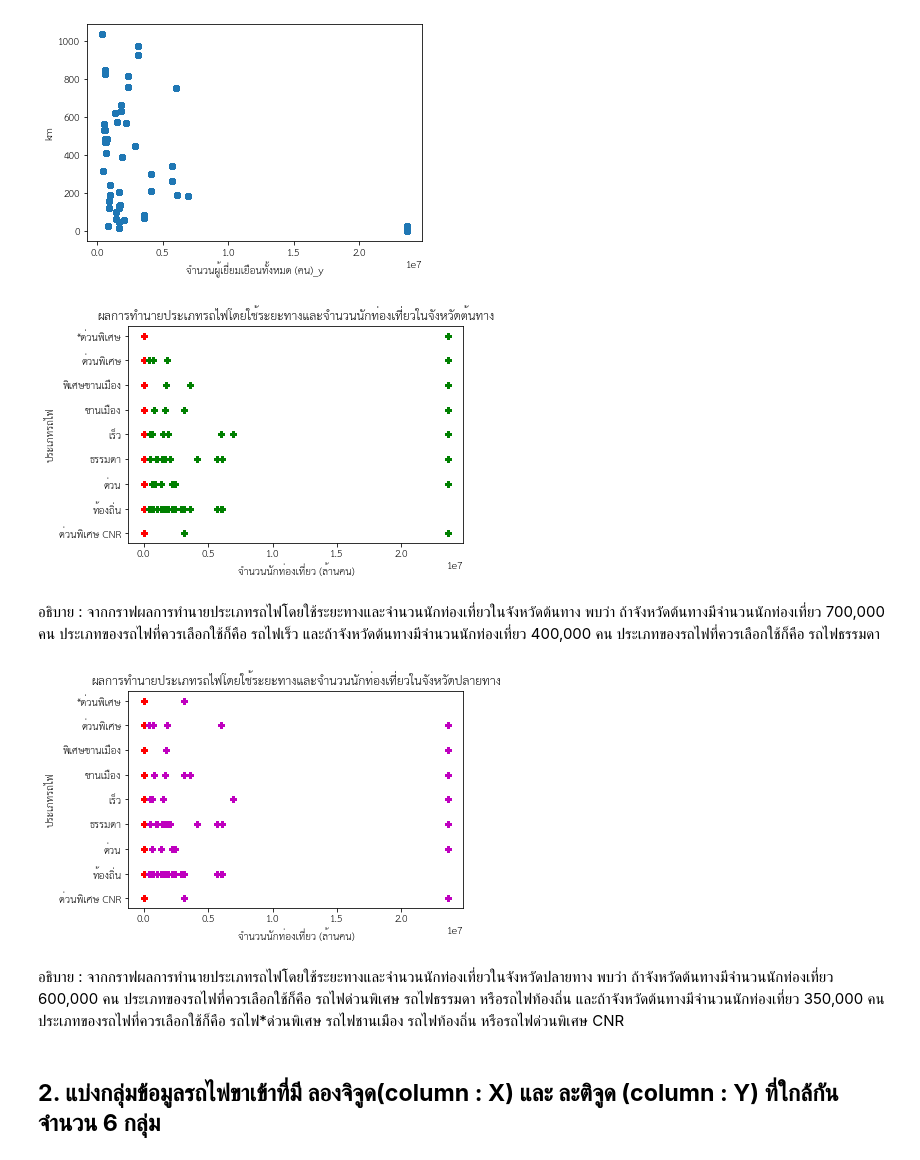
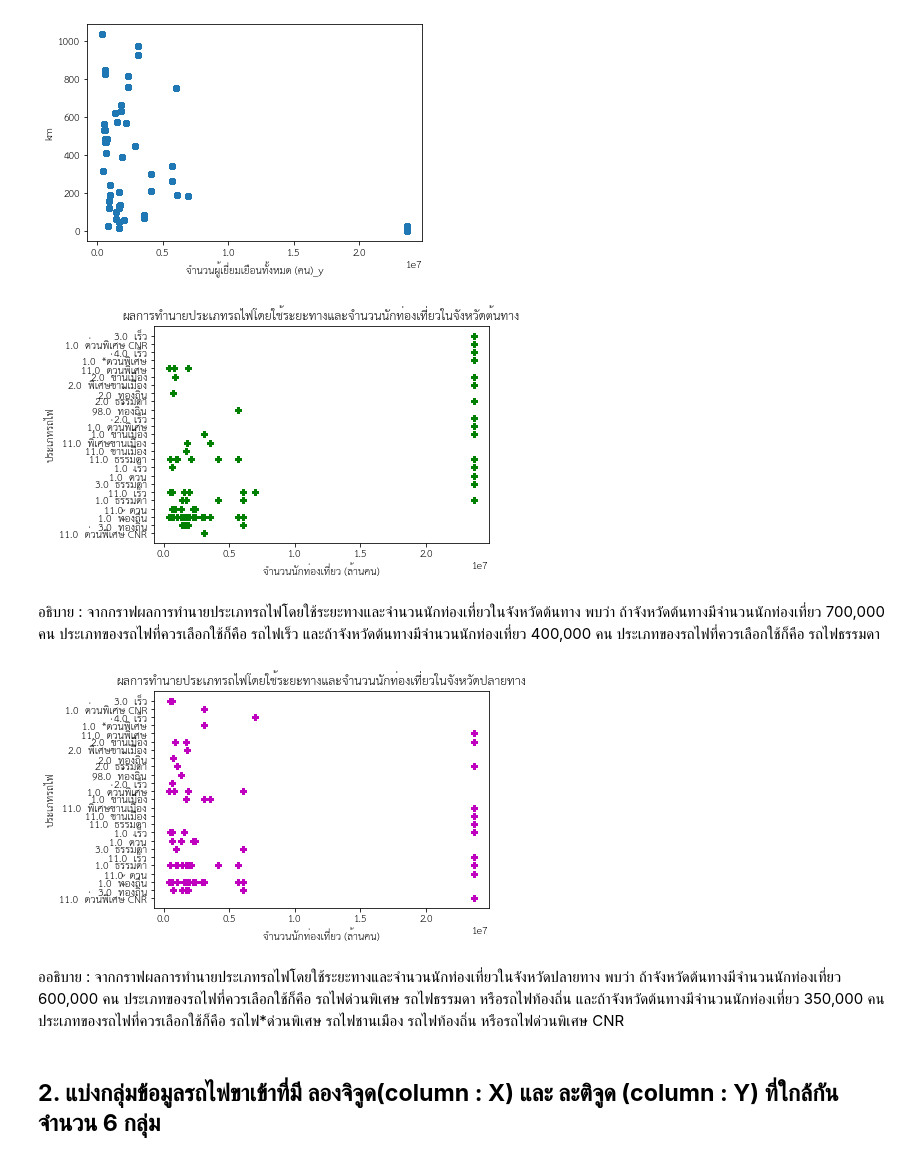
Before and after one commit to Jaomiew/DWDM21, a Jupyter notebook: Project_ล่าสุด.ipynb, the cells around one changed output. Drawn from its saved outputs; the diff is of its cells as text; code cells hidden in the pictures.

```diff
--- a/Project_ล่าสุด.ipynb
+++ b/Project_ล่าสุด.ipynb
@@ -997,0 +1015,2 @@ table_challenge #เรียกดูตาราง
+# %%
+table_challenge[['class']] = table_challenge[['class']].astype(str) ### แปลงชนิดข้อมูลเป็น string
@@ -997,0 +1033,2 @@ table_challenge #เรียกดูตาราง
+# %%
+table_challenge['NameFee'] = table_challenge['class']+"  "+table_challenge['NameFee'] ### รวม column ของ class กับ NameFee
@@ -997,0 +1057,2 @@ table_challenge #เรียกดูตาราง
+# %%
+table_challenge = table_challenge.drop('class',axis=1) ##ลบ column : class
@@ -998,5 +1075,5 @@ table_challenge #เรียกดูตาราง
 # %%
-X = table_challenge[['class','exact_km','km','จำนวนผู้เยี่ยมเยือนทั้งหมด (คน)_x','จำนวนผู้เยี่ยมเยือนทั้งหมด (คน)_y']] ### กำหนด X และ y
+X = table_challenge[['exact_km','km','จำนวนผู้เยี่ยมเยือนทั้งหมด (คน)_x','จำนวนผู้เยี่ยมเยือนทั้งหมด (คน)_y']] ### กำหนด X และ y
 y = table_challenge[['NameFee']]
 # %%
 X.dtypes ##ดูชนิดข้อมูลของ X
@@ -1254,29 +1384,27 @@ plt.show()
 # %% [output]
 [figure]
 # %%
-plt.plot(X_test['exact_km'],mytreefinal_result,'Pb',alpha =0.2)  ### plot กราฟทำนายผลเพื่อตอบ Challenge
-plt.plot(X_test['km'], mytreefinal_result,'Pr',alpha = 0.8)
+### plot กราฟทำนายผลเพื่อตอบ Challenge
 plt.plot(X_test['จำนวนผู้เยี่ยมเยือนทั้งหมด (คน)_x'], mytreefinal_result,'Pg',alpha =0.5)
 plt.xlabel('จำนวนนักท่องเที่ยว (ล้านคน)')
 plt.ylabel('ประเภทรถไฟ')
 plt.title('ผลการทำนายประเภทรถไฟโดยใช้ระยะทางและจำนวนนักท่องเที่ยวในจังหวัดต้นทาง')
 plt.show()
 # %% [output]
-[figure, old version]
+[figure, new version]
 # %% [markdown]
 อธิบาย : จากกราฟผลการทำนายประเภทรถไฟโดยใช้ระยะทางและจำนวนนักท่องเที่ยวในจังหวัดต้นทาง พบว่า ถ้าจังหวัดต้นทางมีจำนวนนักท่องเที่ยว 700,000 คน ประเภทของรถไฟที่ควรเลือกใช้ก็คือ รถไฟเร็ว และถ้าจังหวัดต้นทางมีจำนวนนักท่องเที่ยว 400,000 คน ประเภทของรถไฟที่ควรเลือกใช้ก็คือ รถไฟธรรมดา
 # %%
-plt.plot(X_test['exact_km'],mytreefinal_result,'Pb',alpha =0.2)  ### plot กราฟทำนายผลเพื่อตอบ Challenge
-plt.plot(X_test['km'], mytreefinal_result,'Pr',alpha = 0.8)
+### plot กราฟทำนายผลเพื่อตอบ Challenge
 plt.plot(X_test['จำนวนผู้เยี่ยมเยือนทั้งหมด (คน)_y'], mytreefinal_result,'Pm',alpha =0.5)
 plt.xlabel('จำนวนนักท่องเที่ยว (ล้านคน)')
 plt.ylabel('ประเภทรถไฟ')
 plt.title('ผลการทำนายประเภทรถไฟโดยใช้ระยะทางและจำนวนนักท่องเที่ยวในจังหวัดปลายทาง')
 plt.show()
 # %% [output]
-[figure, old version]
+[figure, new version]
 # %% [markdown]
-อธิบาย : จากกราฟผลการทำนายประเภทรถไฟโดยใช้ระยะทางและจำนวนนักท่องเที่ยวในจังหวัดปลายทาง พบว่า ถ้าจังหวัดต้นทางมีจำนวนนักท่องเที่ยว 600,000 คน ประเภทของรถไฟที่ควรเลือกใช้ก็คือ รถไฟด่วนพิเศษ รถไฟธรรมดา หรือรถไฟท้องถิ่น และถ้าจังหวัดต้นทางมีจำนวนนักท่องเที่ยว 350,000 คน ประเภทของรถไฟที่ควรเลือกใช้ก็คือ รถไฟ*ด่วนพิเศษ รถไฟชานเมือง รถไฟท้องถิ่น หรือรถไฟด่วนพิเศษ CNR
+ออธิบาย : จากกราฟผลการทำนายประเภทรถไฟโดยใช้ระยะทางและจำนวนนักท่องเที่ยวในจังหวัดปลายทาง พบว่า ถ้าจังหวัดต้นทางมีจำนวนนักท่องเที่ยว 600,000 คน ประเภทของรถไฟที่ควรเลือกใช้ก็คือ รถไฟด่วนพิเศษ รถไฟธรรมดา หรือรถไฟท้องถิ่น และถ้าจังหวัดต้นทางมีจำนวนนักท่องเที่ยว 350,000 คน ประเภทของรถไฟที่ควรเลือกใช้ก็คือ รถไฟ*ด่วนพิเศษ รถไฟชานเมือง รถไฟท้องถิ่น หรือรถไฟด่วนพิเศษ CNR
 # %% [markdown]
 ## **2. แบ่งกลุ่มข้อมูลรถไฟขาเข้าที่มี ลองจิจูด(column : X) และ ละติจูด (column : Y) ที่ใกล้กันจำนวน 6 กลุ่ม**
 # %% [markdown]
```
Also changed, not shown: parts of 77 cells of this notebook.
